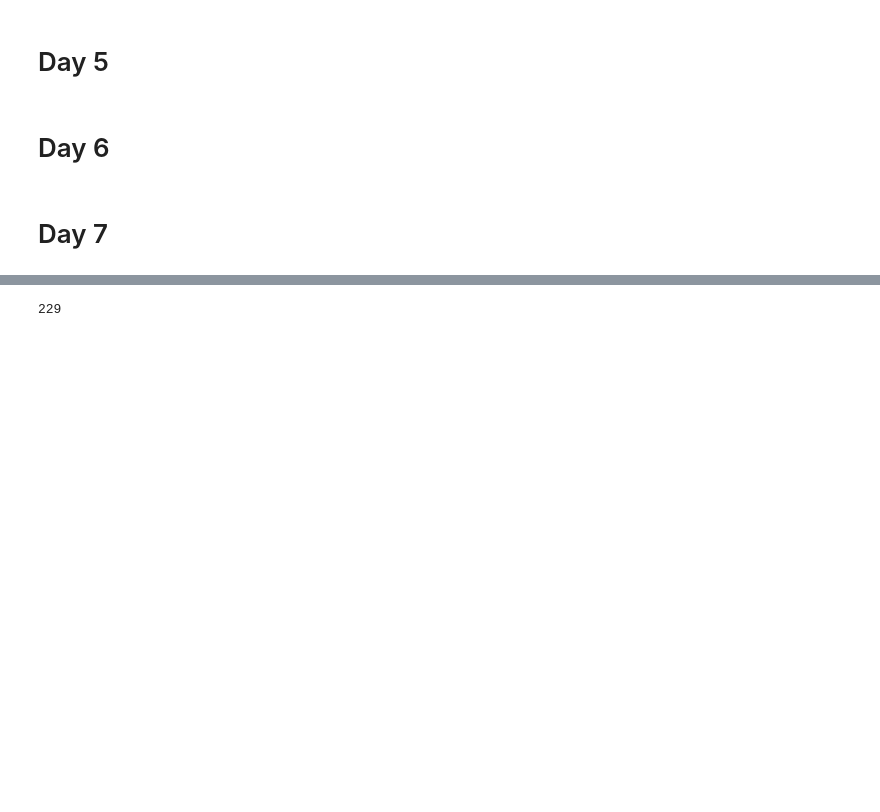
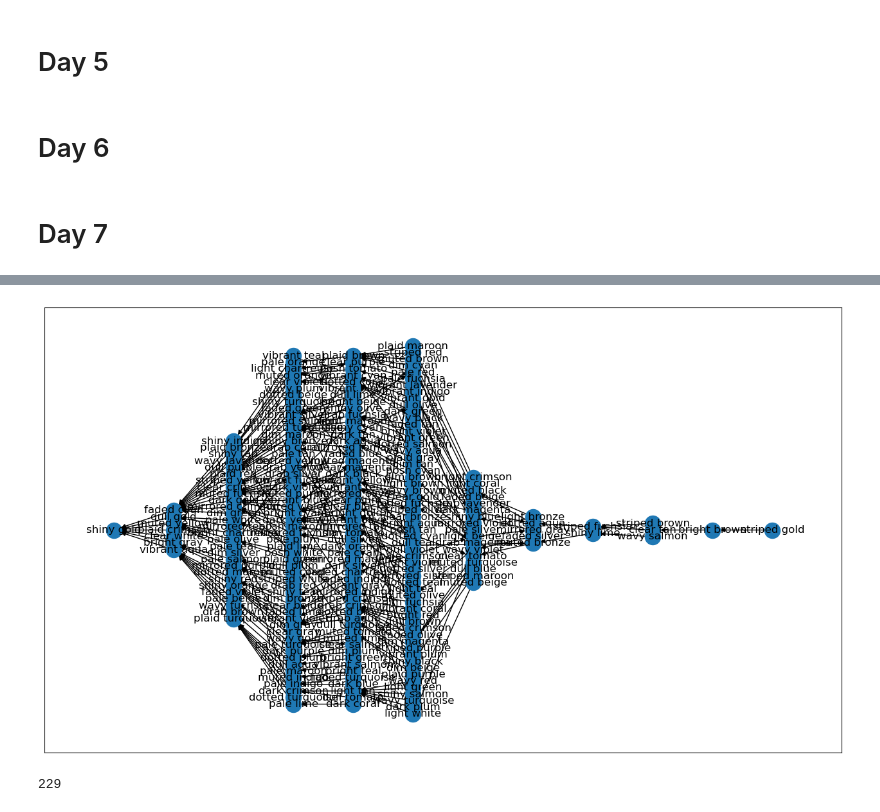
Before and after one commit to kruzaavn/aoc, a Jupyter notebook: 2020.ipynb, the cells around one changed output, grey strips where cells are left out. Drawn from its saved outputs; the diff is of its cells as text; code cells hidden in the pictures; blank space fills up the shorter version.

```diff
--- a/2020.ipynb
+++ b/2020.ipynb
@@ -422 +419,11 @@ NetworkXError: bfs_layout didn't include all nodes. Perhaps use input graph:
+# %%
+sub_graph = graph.subgraph(filter(lambda x: nx.has_path(graph, x, target), graph.nodes))
+# %%
+pos = nx.bfs_layout(sub_graph.reverse(), target)
+
+fig, ax = plt.subplots(figsize=(16,9))
+nx.draw_networkx(sub_graph, pos, ax=ax)
+plt.show()
+# %% [output]
+[figure, added]
 # %%
```
Also changed, not shown: parts of 5 cells of this notebook.
